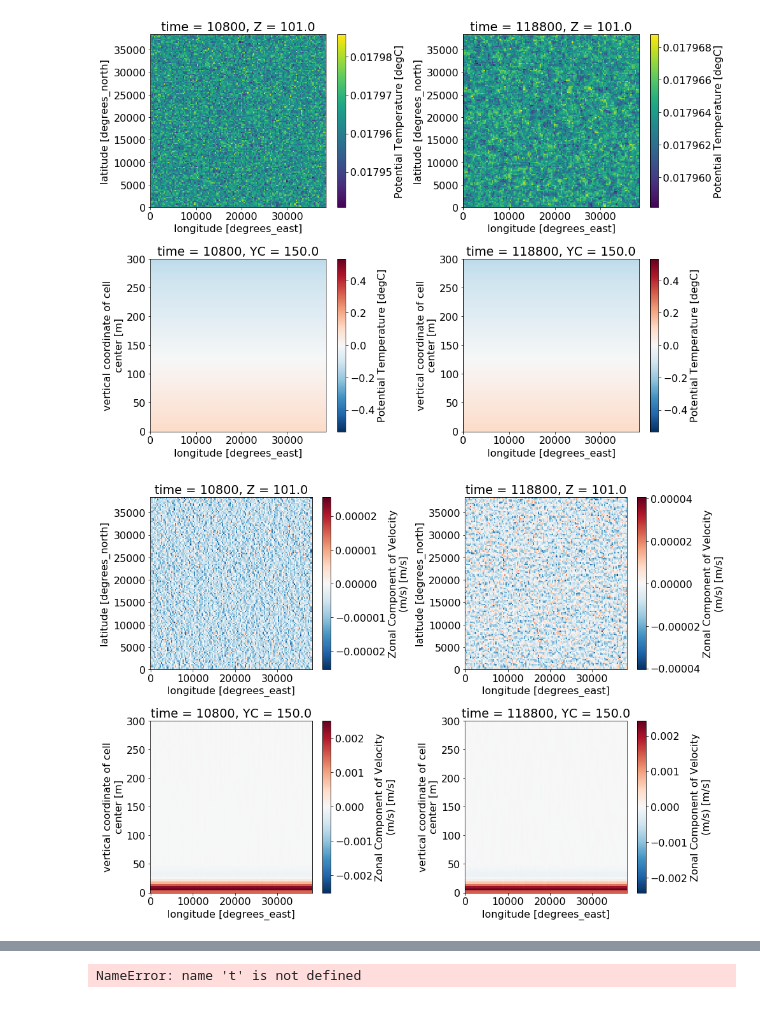
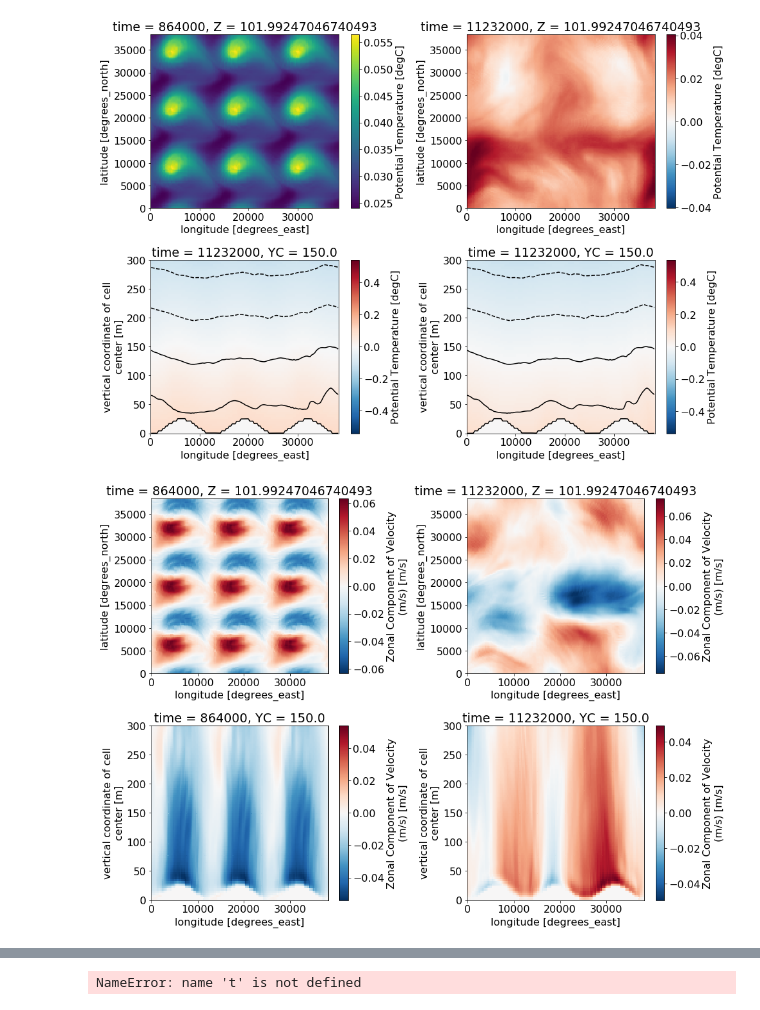
Before and after one commit to hdrake/bblturb, a Jupyter notebook: notebooks/analysis/01_testing_setup.ipynb, the cells around one changed output, grey strips where cells are left out. Drawn from its saved outputs; the diff is of its cells as text; code cells hidden in the pictures.

```diff
--- a/notebooks/analysis/01_testing_setup.ipynb
+++ b/notebooks/analysis/01_testing_setup.ipynb
@@ -20,8 +20,8 @@ div_cmap.set_bad(color=(0.8,0.8,0.8))
 cmap = plt.get_cmap('viridis')
 cmap.set_bad(color=(0.8,0.8,0.8))
 # %%
-nIter = 6
-step0 = 180
+nIter = 7
+step0 = 14400
 nstep = step0*2
 
 iters = range(step0,nIter*nstep+step0,nstep)
@@ -31,5 +31,5 @@ print(list(iters))
 # %%
-data_dir = "../../MITgcm/experiments/rotated/run/"
+data_dir = "../../MITgcm/experiments/rotated_xy-hills/run/"
 
 ds = open_mdsdataset(data_dir,iters=iters,ignore_unknown_vars=True,prefix=["snapshotDiag"])
 
@@ -48,3 +48,7 @@ if 'DRHODR' in ds:
     rho0 = 1.e3
     g = 9.81
     ds['Nsquared'] = N**2 - g/rho0*ds['DRHODR']
+
+ζ = (-grid.diff(ds.UVEL * coords.dxC, 'Y', boundary='extend')
+     +grid.diff(ds.VVEL * coords.dyC, 'X', boundary='extend'))/coords.rAz
+ζ
@@ -51,23 +75,25 @@ if 'DRHODR' in ds:
 # %%
 plt.figure(figsize=(14,10))
 
 plt.subplot(2,2,1)
 ds['THETA'].sel(Z=100, method='nearest').isel(time=0).plot()
 
 plt.subplot(2,2,2)
 ds['THETA'].sel(Z=100, method='nearest').isel(time=-1).plot()
 
 plt.subplot(2,2,3)
 ds['THETA'].sel(YC=100, method='nearest').isel(time=0).plot()
+ds['THETA'].sel(YC=100, method='nearest').isel(time=-1).plot.contour(colors='black', levels=np.arange(-0.3, 0.3, 0.05))
 plt.ylim([0,300])
 
 plt.subplot(2,2,4)
 ds['THETA'].sel(YC=100, method='nearest').isel(time=-1).plot()
+ds['THETA'].sel(YC=100, method='nearest').isel(time=-1).plot.contour(colors='black', levels=np.arange(-0.3, 0.3, 0.05))
 plt.ylim([0,300])
 
 plt.tight_layout()
 # %% [output]
-[figure, old version]
+[figure, new version]
 # %%
 plt.figure(figsize=(14,10))
 
@@ -87,7 +113,7 @@ plt.ylim([0,300])
 
 plt.tight_layout()
 # %% [output]
-[figure, old version]
+[figure, new version]
 # %%
 ds['Nsquared'].mean(dim=['YC','XC']).isel(time=-1).plot(y='Zl')
 plt.ylim([0,100])
```
Also changed, not shown: parts of 7 cells of this notebook, 22 other files.
